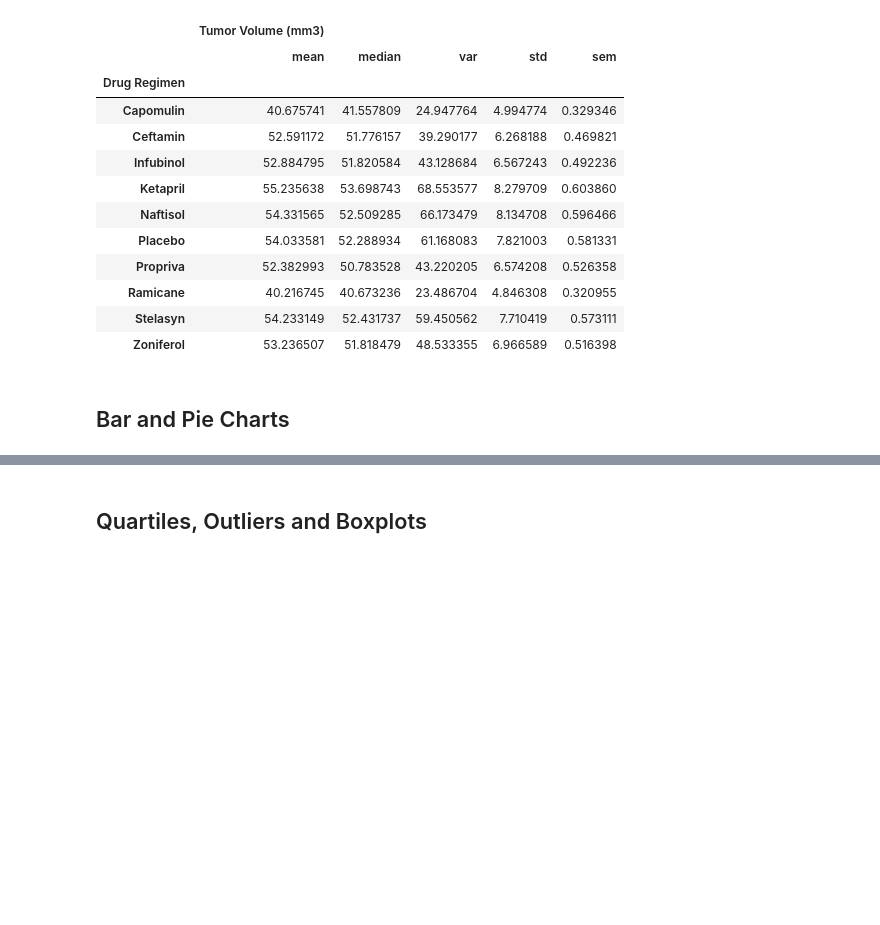
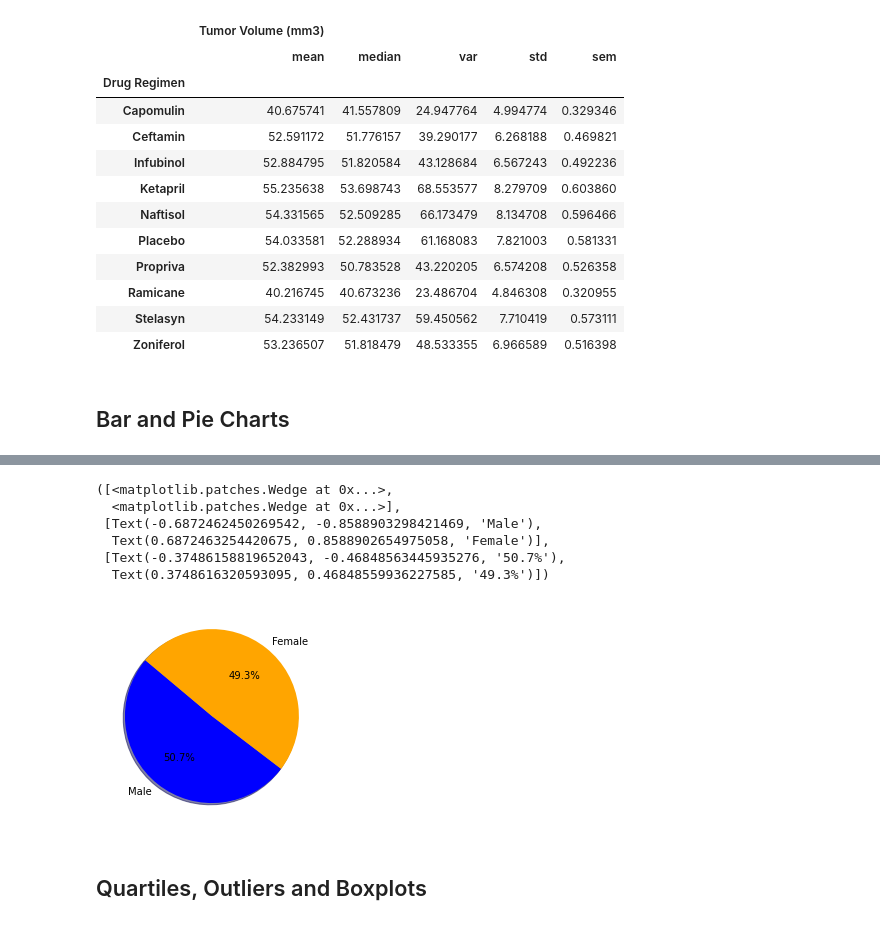
Before and after one commit to gpawlows/Matplotlib-Challenge, a Jupyter notebook: Instructions/Pymaceuticals/pymaceuticals_starter.ipynb, the cells around one changed output, grey strips where cells are left out. Drawn from its saved outputs; the diff is of its cells as text; code cells hidden in the pictures; blank space fills up the shorter version.

```diff
--- a/Instructions/Pymaceuticals/pymaceuticals_starter.ipynb
+++ b/Instructions/Pymaceuticals/pymaceuticals_starter.ipynb
@@ -155,5 +184,19 @@ regimen_table
 # %%
 # Generate a pie plot showing the distribution of female versus male mice using pyplot
+gender_df = cleaned_mouse_study_df['Sex'].value_counts()
+labels = gender_df.index
+labels
+explode=(0,0)
+colors = ['blue','orange']
+plt.pie(gender_df,explode=explode, labels=labels, colors=colors, autopct="%1.1f%%", shadow=True, startangle=140)
+# %% [output]
+([<matplotlib.patches.Wedge at 0x...>,
+  <matplotlib.patches.Wedge at 0x...>],
+ [Text(-0.6872462450269542, -0.8588903298421469, 'Male'),
+  Text(0.6872463254420675, 0.8588902654975058, 'Female')],
+ [Text(-0.37486158819652043, -0.46848563445935276, '50.7%'),
+  Text(0.3748616320593095, 0.46848559936227585, '49.3%')])
+[figure, added]
 # %% [markdown]
 ## Quartiles, Outliers and Boxplots
 # %%
```
Also changed, not shown: parts of 5 cells of this notebook.
